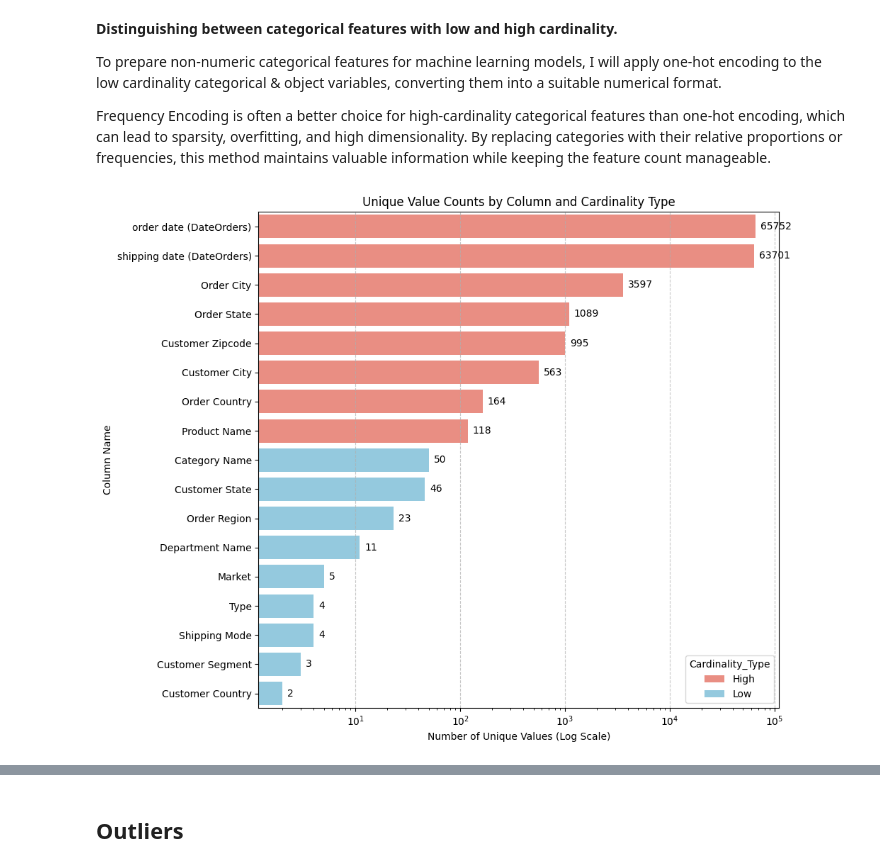
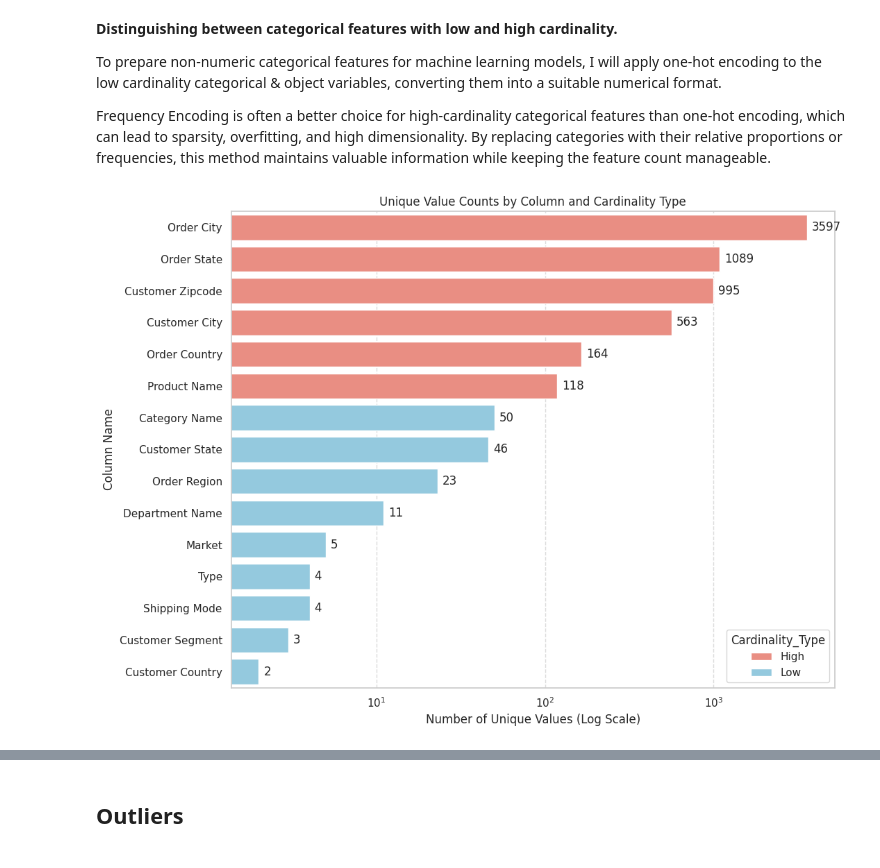
Before and after one commit to tnralakus/stockout_prediction, a Jupyter notebook: stockout_prediction.ipynb, the cells around one changed output, grey strips where cells are left out. Cells and saved outputs as stored; diff of their text form; code cells hidden in the pictures.

```diff
--- a/stockout_prediction.ipynb
+++ b/stockout_prediction.ipynb
@@ -219,5 +220,5 @@ data = raw_data.copy()
 # %%
-data = data.drop(columns=['Order Status', 'Delivery Status', 'Late_delivery_risk', 'Is_Stockout', 'Stockout_Class_Label'])
+data = data.drop(columns=['Order Status', 'Delivery Status', 'Late_delivery_risk', 'Is_Stockout', 'Stockout_Class_Label', 'Days for shipping (real)', 'shipping date (DateOrders)'], errors='ignore')
 # %% [markdown]
 ## Cleaning Irrelevant Features
 # %% [markdown]
@@ -438,8 +438,7 @@ plt.show()
 Converting relevant date columns to datetime objects for easier manipulation and analysis.
 # %%
 # Convert date columns to datetime objects
-#data['order date (DateOrders)'] = pd.to_datetime(data['order date (DateOrders)'])
-#data['shipping date (DateOrders)'] = pd.to_datetime(data['shipping date (DateOrders)'])
+data['order date (DateOrders)'] = pd.to_datetime(data['order date (DateOrders)'])
 
 # Define a helper function to generate feature names for datetime features
 def datetime_feature_names_generator(transformer, input_features):
@@ -494,35 +493,35 @@ df_high_card = pd.DataFrame(list(high_cardinality_counts.items()), columns=['Col
 
 # Combine the two dataframes for a single plot
 df_all_cardinality = pd.concat([
     df_low_card.assign(Cardinality_Type='Low'),
     df_high_card.assign(Cardinality_Type='High')
 ])
 
 # Sort by Unique Count for better visualization
 df_all_cardinality = df_all_cardinality.sort_values(by='Unique Count', ascending=False)
 
-plt.figure(figsize=(10, 8))
+plt.figure(figsize=(11, 8))
 ax = sns.barplot(x='Unique Count', y='Column', hue='Cardinality_Type', data=df_all_cardinality, palette={'Low': 'skyblue', 'High': 'salmon'})
 plt.title('Unique Value Counts by Column and Cardinality Type')
 plt.xlabel('Number of Unique Values (Log Scale)')
 plt.ylabel('Column Name')
 plt.xscale('log') # Use a logarithmic scale for the x-axis
 plt.grid(axis='x', linestyle='--', alpha=0.7)
 
 # Add numbers on top of bars
 for p in ax.patches:
     width = p.get_width()
     # Convert width to int for display, as log scale messes with precision
     ax.annotate(f'{int(width)}',
                 (width, p.get_y() + p.get_height() / 2),
                 ha='left', va='center',
                 xytext=(5, 0), # distance from bar
                 textcoords='offset points')
 
 plt.tight_layout()
 plt.show()
 # %% [output]
-[figure, old version]
+[figure, new version]
 # %%
 # Shipping Mode vs Stockout_Class
 plt.figure(figsize=(8, 6))
```
Also changed, not shown: parts of 95 cells of this notebook.
